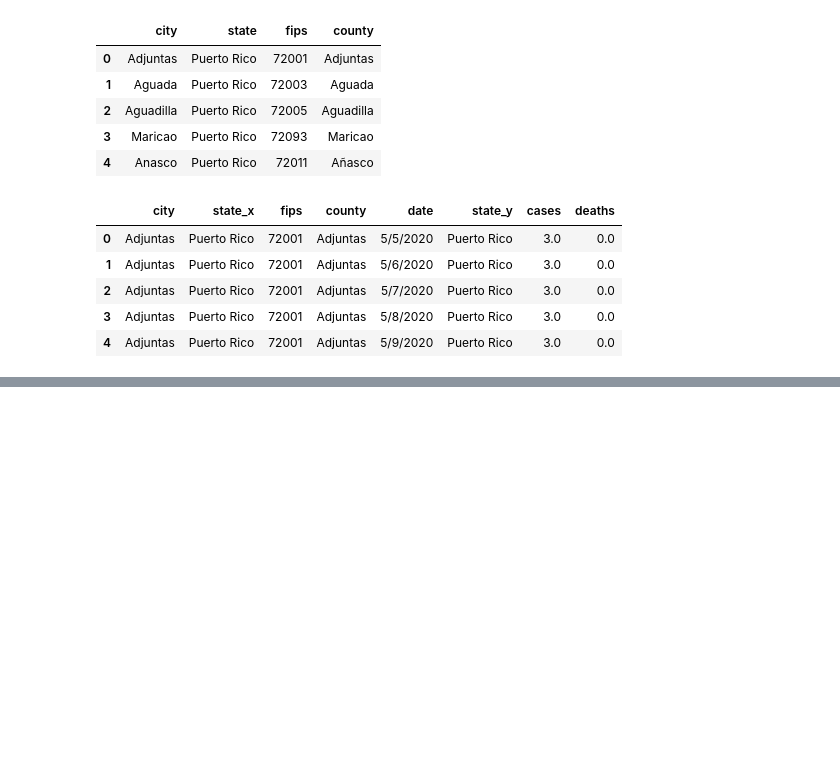
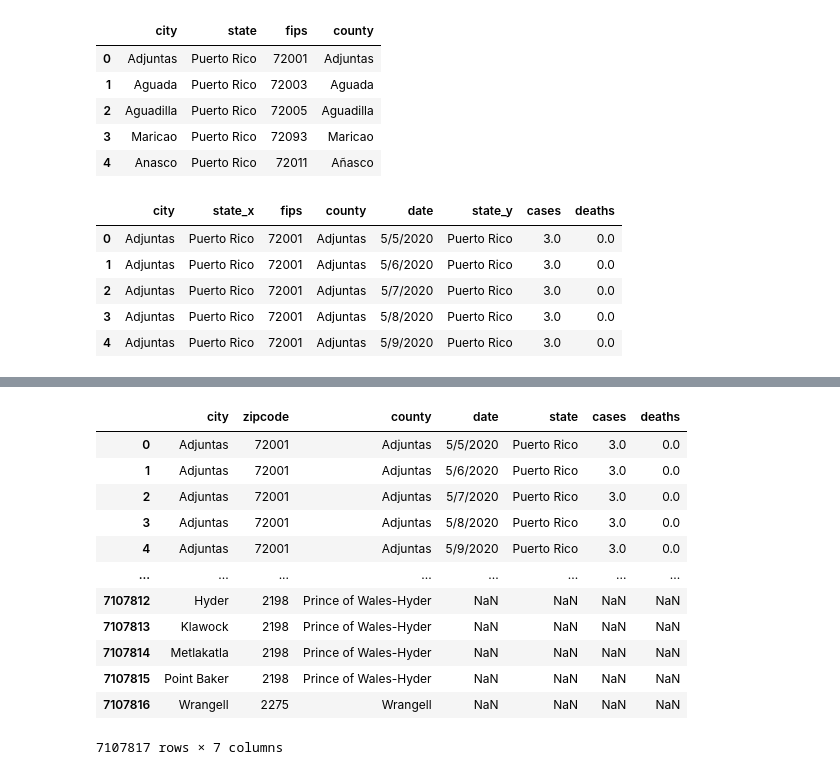
Before and after one commit to Amelchristy/Covid-19-vs-Housing-Prices, a Jupyter notebook: Untitled.ipynb, the cells around one changed output, grey strips where cells are left out. Cells and saved outputs as stored; diff of their text form; code cells hidden in the pictures; blank space fills up the shorter version.

```diff
--- a/Untitled.ipynb
+++ b/Untitled.ipynb
@@ -249,0 +247,17 @@ NameError: name 'state_x' is not defined
+# %%
+Newdf = Newdf.rename(columns={"fips" : "zipcode", "state_y" : "state"})
+Newdf
+# %% [output]
+|  | city | zipcode | county | date | state | cases | deaths |
+| 0 | Adjuntas | 72001 | Adjuntas | 5/5/2020 | Puerto Rico | 3.0 | 0.0 |
+| 1 | Adjuntas | 72001 | Adjuntas | 5/6/2020 | Puerto Rico | 3.0 | 0.0 |
+| 2 | Adjuntas | 72001 | Adjuntas | 5/7/2020 | Puerto Rico | 3.0 | 0.0 |
+| 3 | Adjuntas | 72001 | Adjuntas | 5/8/2020 | Puerto Rico | 3.0 | 0.0 |
+| 4 | Adjuntas | 72001 | Adjuntas | 5/9/2020 | Puerto Rico | 3.0 | 0.0 |
+| ... | ... | ... | ... | ... | ... | ... | ... |
+| 7107812 | Hyder | 2198 | Prince of Wales-Hyder | NaN | NaN | NaN | NaN |
+| 7107813 | Klawock | 2198 | Prince of Wales-Hyder | NaN | NaN | NaN | NaN |
+| 7107814 | Metlakatla | 2198 | Prince of Wales-Hyder | NaN | NaN | NaN | NaN |
+| 7107815 | Point Baker | 2198 | Prince of Wales-Hyder | NaN | NaN | NaN | NaN |
+| 7107816 | Wrangell | 2275 | Wrangell | NaN | NaN | NaN | NaN |
+7107817 rows × 7 columns
```
Also changed, not shown: parts of 1 cell of this notebook.
